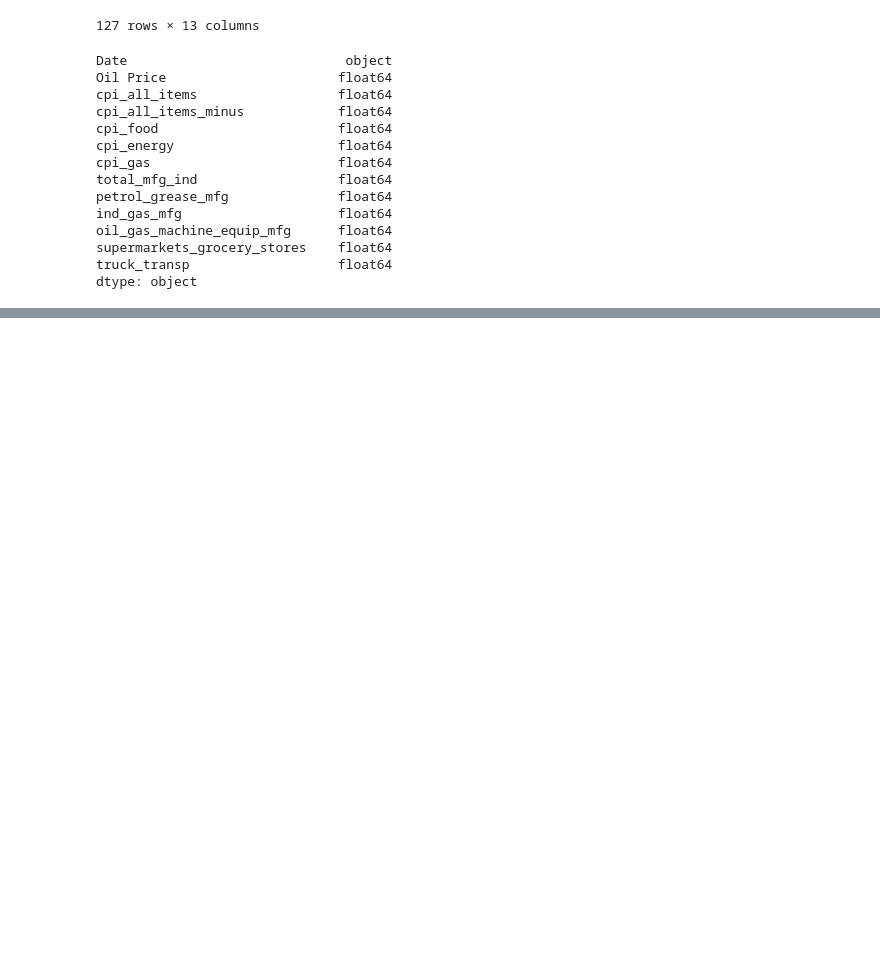
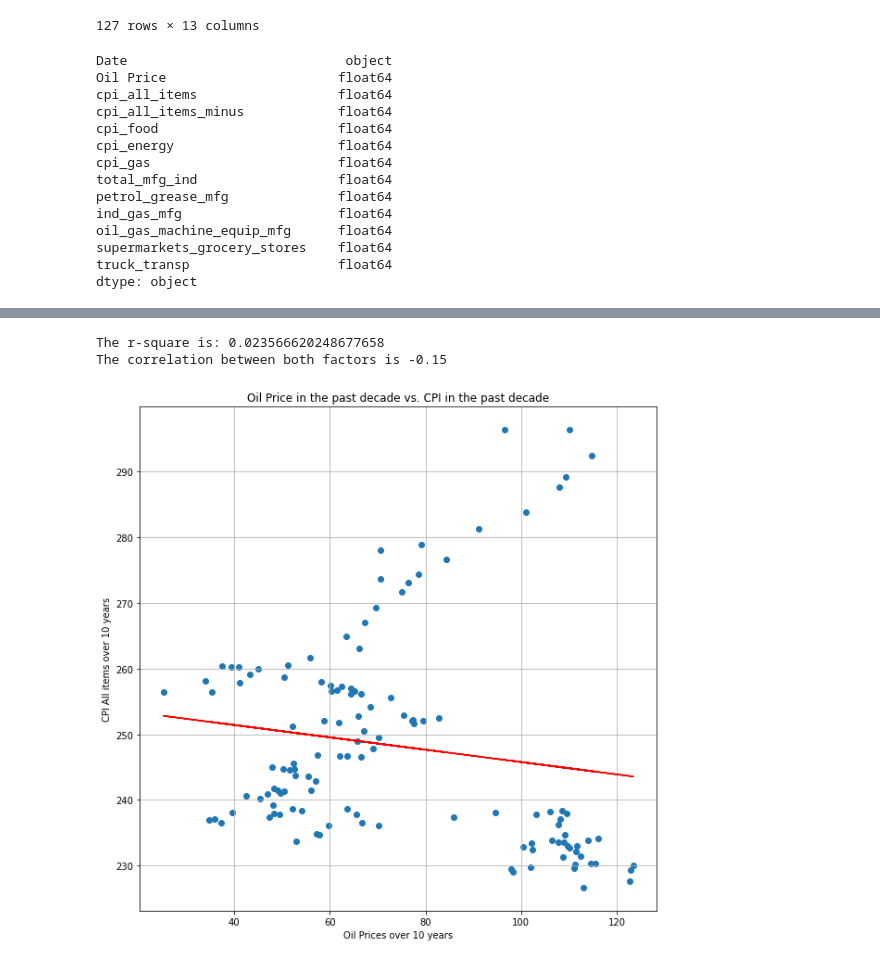
Before and after one commit to Master-Leo/Team-6-Main, a Jupyter notebook: Project 1 Code/statistical_analysis.ipynb, the cells around one changed output, grey strips where cells are left out. Cells and saved outputs as stored; diff of their text form; code cells hidden in the pictures; blank space fills up the shorter version.

Commit message:
'updated scatterplot graphs'

```diff
--- a/Project 1 Code/statistical_analysis.ipynb
+++ b/Project 1 Code/statistical_analysis.ipynb
@@ -8,7 +8,7 @@ from scipy.stats import linregress
 import scipy.stats as st
 # %%
 #Load the CSV path
-path = "../Raw Data/converted_data.csv"
+path = "../Project 1 Code/Raw Data/converted_data.csv"
 
 #Read CSV file
 inflation_df = pd.read_csv(path)
@@ -113,0 +72,30 @@ inflation_df.groupby(inflation_df["Oil Price"]).truck_transp.agg([
+# %%
+#Scatter graph Oil Prices vs CPI All Items with Linear Regression
+x_values = inflation_df["Oil Price"]
+y_values = inflation_df["cpi_all_items"]
+
+(slope, intercept, rvalue, pvalue, stderr) = linregress(x_values,y_values)
+regress_values = x_values * slope + intercept
+line_eq = "y= " + str(round(slope,2)) + "x + " + str(round(intercept,2))
+
+fig1, ax1 = plt.subplots(figsize = (10,10))
+plt.scatter(x_values,y_values)
+plt.plot(x_values, regress_values,"r-")
+
+plt.annotate(line_eq,(20,10),fontsize=15,color="red")
+
+plt.title("Oil Price in the past decade vs. CPI in the past decade")
+plt.xlabel("Oil Prices over 10 years")
+plt.ylabel("CPI All items over 10 years")
+plt.grid()
+
+print(f"The r-square is: {rvalue**2}")
+correlation = st.pearsonr(x_values,y_values)
+print(f"The correlation between both factors is {round(correlation[0],2)}")
+
+plt.savefig("../Project 1 Code/Images/oil_cpi_scatter.png")
+plt.show()
+# %% [output]
+The r-square is: 0.023566620248677658
+The correlation between both factors is -0.15
+[figure, added]
```
Also changed, not shown: parts of 8 cells of this notebook, 7 other files.
